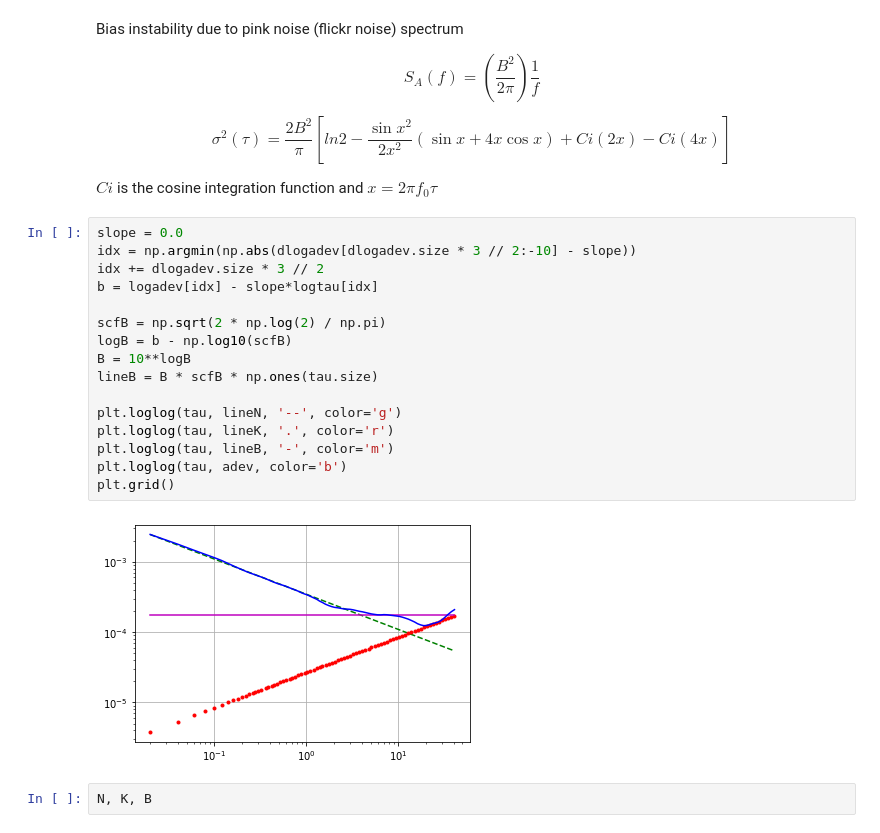
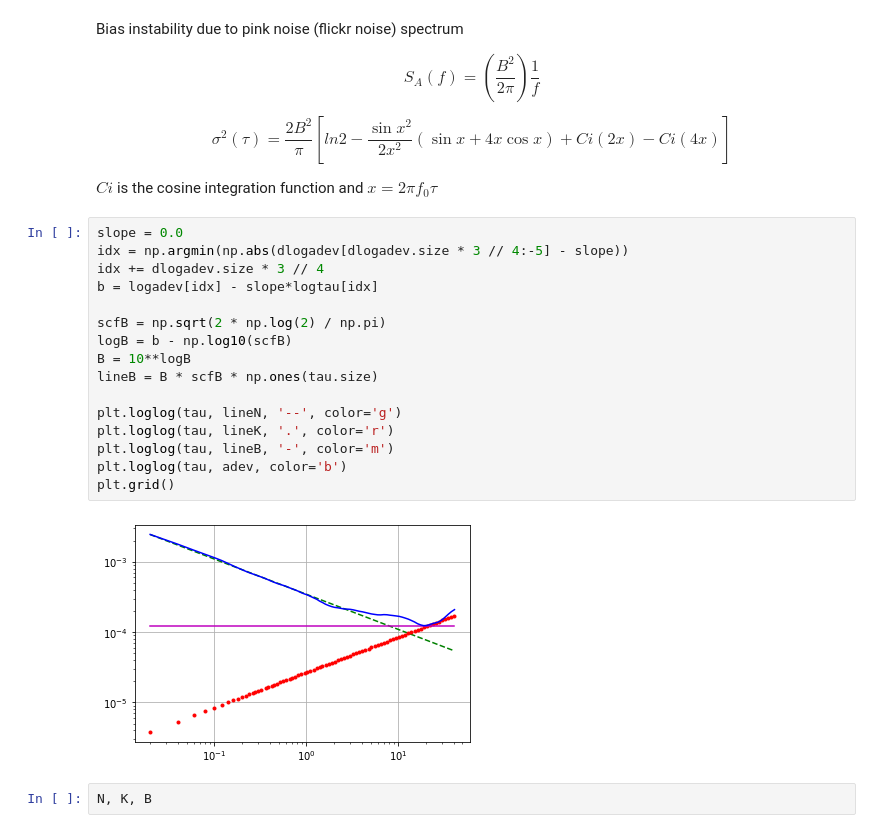
Before and after one commit to mahdiolfat/dsp, a Jupyter notebook: process_allan_bridge.ipynb, the cells around one changed output. Cells and saved outputs as stored; diff of their text form.

```diff
--- a/process_allan_bridge.ipynb
+++ b/process_allan_bridge.ipynb
@@ -125,22 +125,22 @@ S_A(f)=(\frac{B^2}{2\pi})\frac{1}{f}
 $ Ci $ is the cosine integration function and $x = 2\pi f_0 \tau$
 # %%
 slope = 0.0
-idx = np.argmin(np.abs(dlogadev[dlogadev.size * 3 // 2:-10] - slope))
-idx += dlogadev.size * 3 // 2
+idx = np.argmin(np.abs(dlogadev[dlogadev.size * 3 // 4:-5] - slope))
+idx += dlogadev.size * 3 // 4
 b = logadev[idx] - slope*logtau[idx]
 
 scfB = np.sqrt(2 * np.log(2) / np.pi)
 logB = b - np.log10(scfB)
 B = 10**logB
 lineB = B * scfB * np.ones(tau.size)
 
 plt.loglog(tau, lineN, '--', color='g')
 plt.loglog(tau, lineK, '.', color='r')
 plt.loglog(tau, lineB, '-', color='m')
 plt.loglog(tau, adev, color='b')
 plt.grid()
 # %% [output]
-[figure, old version]
+[figure, new version]
 # %%
 N, K, B
 # %% [output]
```
Also changed, not shown: 1 other file.
